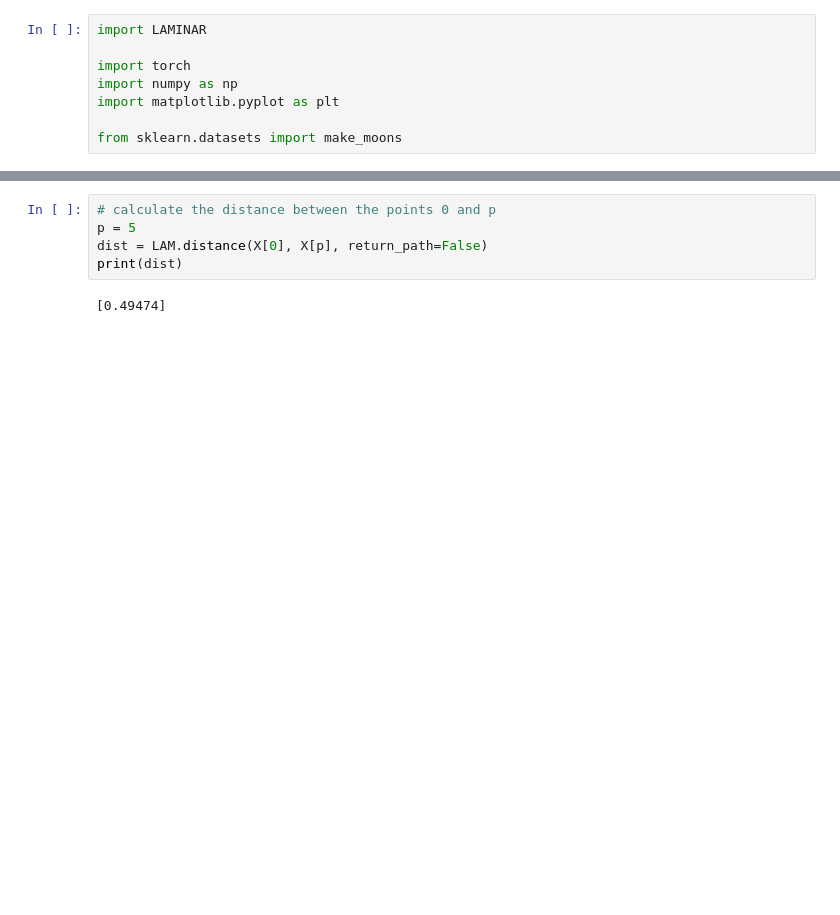
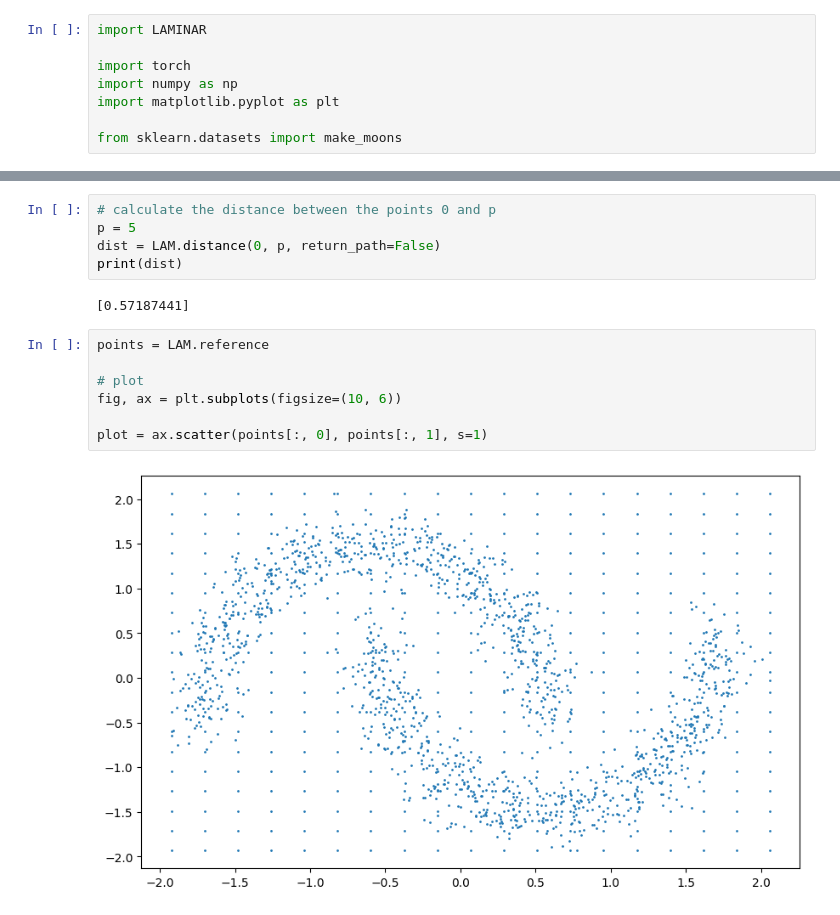
Before and after one commit to CKleiber/LAMINAR, a Jupyter notebook: notebooks/demo.ipynb, the cells around one changed output, grey strips where cells are left out. Drawn from its saved outputs; the diff is of its cells as text; blank space fills up the shorter version.

```diff
--- a/notebooks/demo.ipynb
+++ b/notebooks/demo.ipynb
@@ -78,10 +78,19 @@ LAM.query(np.array([0, 2, 5]) , k_neighbours=5)
 # %%
 # calculate the distance between the points 0 and p
 p = 5
-dist = LAM.distance(X[0], X[p], return_path=False)
+dist = LAM.distance(0, p, return_path=False)
 print(dist)
 # %% [output]
-[0.49474]
+[0.57187441]
+# %%
+points = LAM.reference
+
+# plot
+fig, ax = plt.subplots(figsize=(10, 6))
+
+plot = ax.scatter(points[:, 0], points[:, 1], s=1)
+# %% [output]
+[figure, added]
 # %%
 # calculate the distance to all points from the point 0 and plot
 
```
Also changed, not shown: parts of 11 cells of this notebook, 1 other file.
